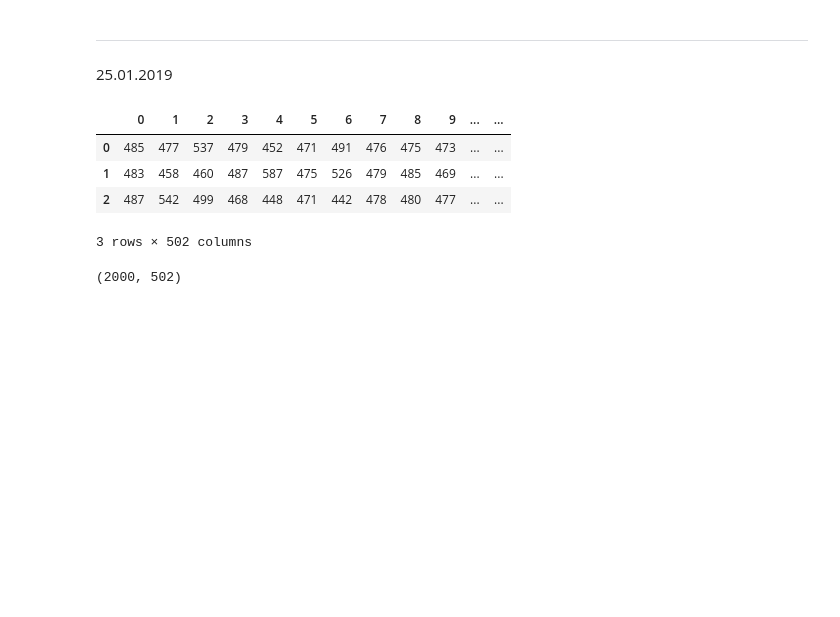
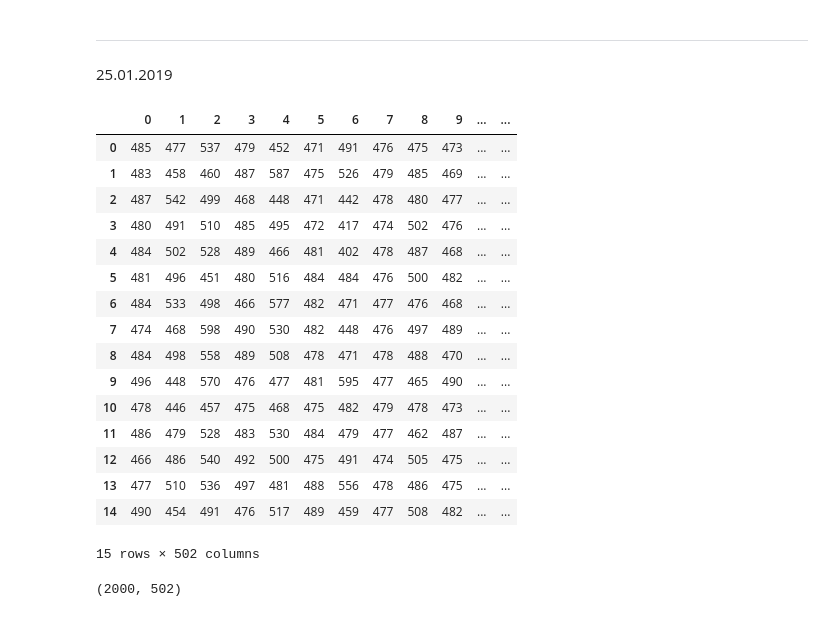
Before and after one commit to olszewskip/MDFS_playground, a Jupyter notebook: python/scheduler/scheduler0.ipynb, the cells around one changed output. Drawn from its saved outputs; the diff is of its cells as text; code cells hidden in the pictures; blank space fills up the shorter version.

```diff
--- a/python/scheduler/scheduler0.ipynb
+++ b/python/scheduler/scheduler0.ipynb
@@ -9,13 +9,25 @@ import pandas as pd
 # %%
 madelon = read_csv("madelon.csv", header=None)
 # %%
-madelon[:3]
+madelon[:15]
 # %% [output]
 |  | 0 | 1 | 2 | 3 | 4 | 5 | 6 | 7 | 8 | 9 | ... | ... |
 | 0 | 485 | 477 | 537 | 479 | 452 | 471 | 491 | 476 | 475 | 473 | ... | ... |
 | 1 | 483 | 458 | 460 | 487 | 587 | 475 | 526 | 479 | 485 | 469 | ... | ... |
 | 2 | 487 | 542 | 499 | 468 | 448 | 471 | 442 | 478 | 480 | 477 | ... | ... |
+| 3 | 480 | 491 | 510 | 485 | 495 | 472 | 417 | 474 | 502 | 476 | ... | ... |
+| 4 | 484 | 502 | 528 | 489 | 466 | 481 | 402 | 478 | 487 | 468 | ... | ... |
+| 5 | 481 | 496 | 451 | 480 | 516 | 484 | 484 | 476 | 500 | 482 | ... | ... |
+| 6 | 484 | 533 | 498 | 466 | 577 | 482 | 471 | 477 | 476 | 468 | ... | ... |
+| 7 | 474 | 468 | 598 | 490 | 530 | 482 | 448 | 476 | 497 | 489 | ... | ... |
+| 8 | 484 | 498 | 558 | 489 | 508 | 478 | 471 | 478 | 488 | 470 | ... | ... |
+| 9 | 496 | 448 | 570 | 476 | 477 | 481 | 595 | 477 | 465 | 490 | ... | ... |
+| 10 | 478 | 446 | 457 | 475 | 468 | 475 | 482 | 479 | 478 | 473 | ... | ... |
+| 11 | 486 | 479 | 528 | 483 | 530 | 484 | 479 | 477 | 462 | 487 | ... | ... |
+| 12 | 466 | 486 | 540 | 492 | 500 | 475 | 491 | 474 | 505 | 475 | ... | ... |
+| 13 | 477 | 510 | 536 | 497 | 481 | 488 | 556 | 478 | 486 | 475 | ... | ... |
+| 14 | 490 | 454 | 491 | 476 | 517 | 489 | 459 | 477 | 508 | 482 | ... | ... |
-3 rows × 502 columns
+15 rows × 502 columns
 # %%
 madelon.values.shape
 # %% [output]
```
Also changed, not shown: parts of 27 cells of this notebook, 1 other file.
